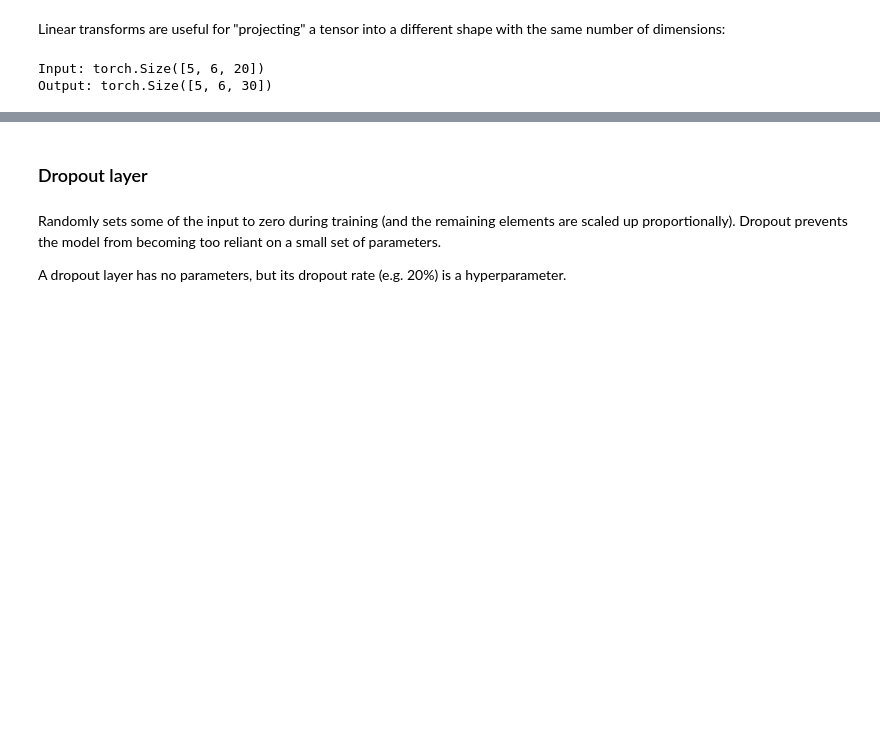
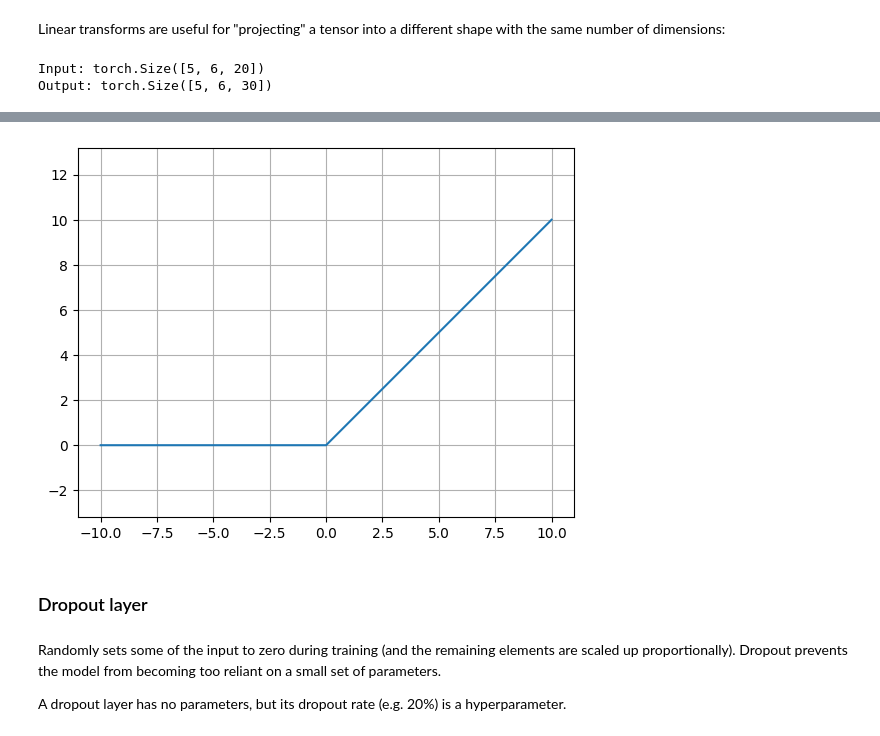
Before and after one commit to brianberns/PyTorchNotebook, a Jupyter notebook: PyTorch.ipynb, the cells around one changed output, grey strips where cells are left out. Drawn from its saved outputs; the diff is of its cells as text; code cells hidden in the pictures; blank space fills up the shorter version.

```diff
--- a/PyTorch.ipynb
+++ b/PyTorch.ipynb
@@ -229,3 +235,14 @@ Output: torch.Size([5, 6, 30])
+# %%
+relu = nn.ReLU()
+x = torch.arange(-10, 11)
+y = relu(x)
+
+plt.plot(x, y)
+plt.axis("equal")
+plt.grid()
+plt.show()
+# %% [output]
+[figure, added]
 # %% [markdown]
 ### Dropout layer
 # %% [markdown]
```
Also changed, not shown: parts of 11 cells of this notebook.
